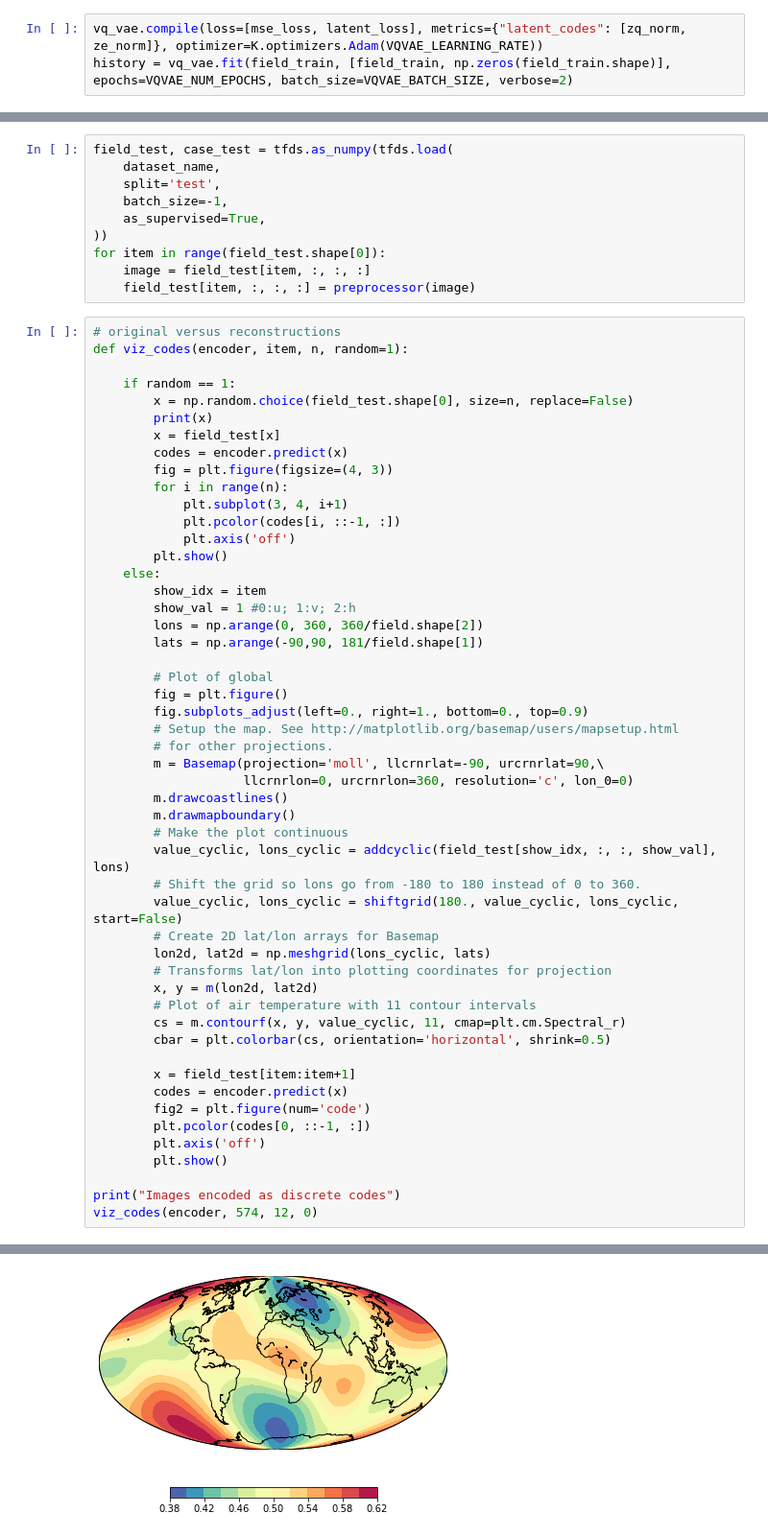
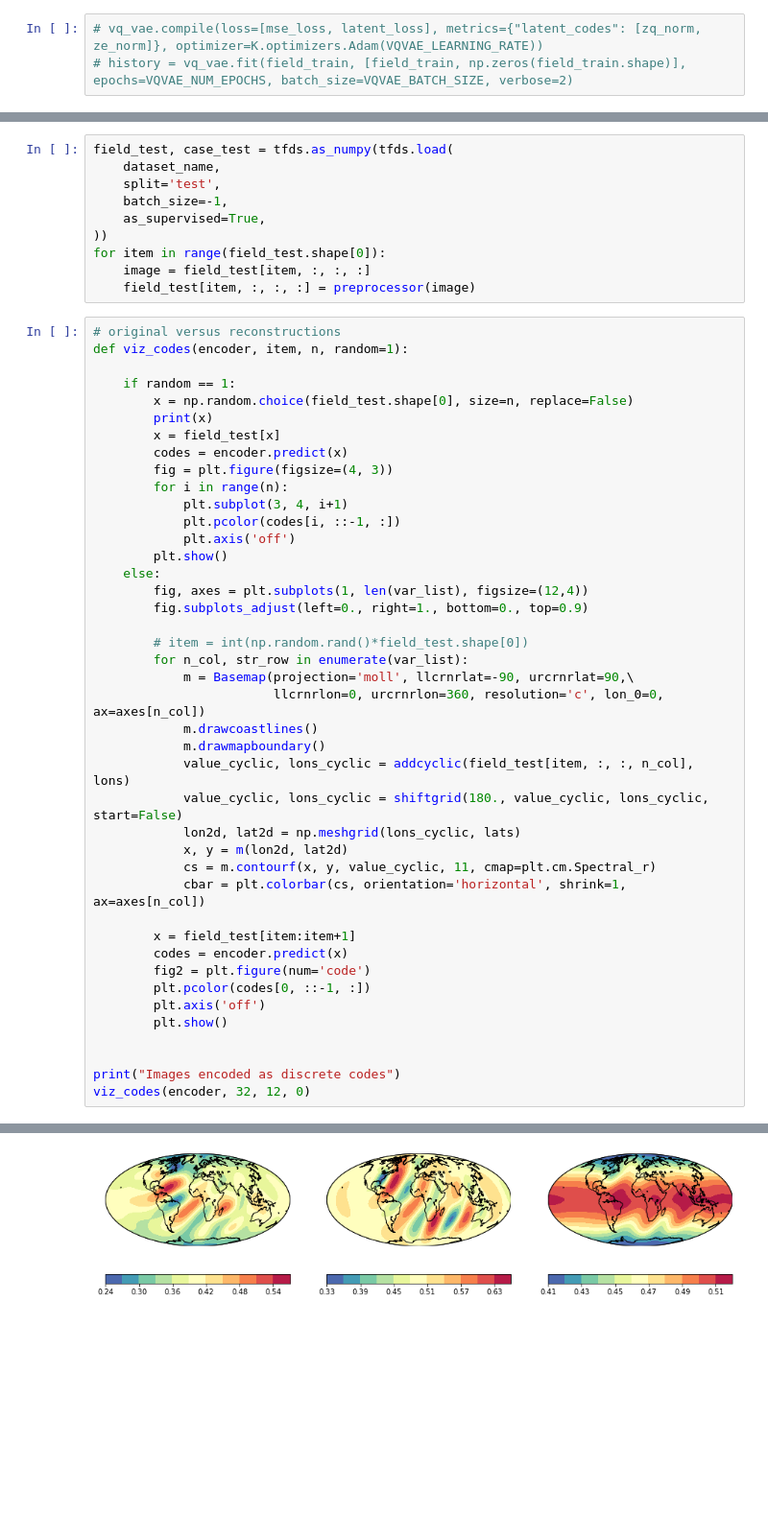
Before and after one commit to yezy17/DIDA_VQ-VAE, a Jupyter notebook: VQVAE_withPixelCNN.ipynb, the cells around one changed output, grey strips where cells are left out. Shown at 96% size. Cells and saved outputs as stored; diff of their text form; blank space fills up the shorter version.

Commit message:
before decrease SIZE

```diff
--- a/VQVAE_withPixelCNN.ipynb
+++ b/VQVAE_withPixelCNN.ipynb
@@ -303,5 +303,5 @@ def ze_norm(y_true, y_pred):
     z_e, _ = tf.split(y_pred, 2, axis=-1)
     return tf.reduce_mean(tf.norm(z_e, axis=-1))
 # %%
-vq_vae.compile(loss=[mse_loss, latent_loss], metrics={"latent_codes": [zq_norm, ze_norm]}, optimizer=K.optimizers.Adam(VQVAE_LEARNING_RATE))
-history = vq_vae.fit(field_train, [field_train, np.zeros(field_train.shape)], epochs=VQVAE_NUM_EPOCHS, batch_size=VQVAE_BATCH_SIZE, verbose=2)
+# vq_vae.compile(loss=[mse_loss, latent_loss], metrics={"latent_codes": [zq_norm, ze_norm]}, optimizer=K.optimizers.Adam(VQVAE_LEARNING_RATE))
+# history = vq_vae.fit(field_train, [field_train, np.zeros(field_train.shape)], epochs=VQVAE_NUM_EPOCHS, batch_size=VQVAE_BATCH_SIZE, verbose=2)
@@ -507,55 +489,46 @@ for item in range(field_test.shape[0]):
 # %%
 # original versus reconstructions
 def viz_codes(encoder, item, n, random=1):
 
     if random == 1:
         x = np.random.choice(field_test.shape[0], size=n, replace=False)
         print(x)
         x = field_test[x]
         codes = encoder.predict(x)
         fig = plt.figure(figsize=(4, 3))
         for i in range(n):
             plt.subplot(3, 4, i+1)
             plt.pcolor(codes[i, ::-1, :])
             plt.axis('off')
         plt.show()
     else:
-        show_idx = item
-        show_val = 1 #0:u; 1:v; 2:h
-        lons = np.arange(0, 360, 360/field.shape[2])
-        lats = np.arange(-90,90, 181/field.shape[1])
+        fig, axes = plt.subplots(1, len(var_list), figsize=(12,4))
+        fig.subplots_adjust(left=0., right=1., bottom=0., top=0.9)
 
-        # Plot of global
-        fig = plt.figure()
-        fig.subplots_adjust(left=0., right=1., bottom=0., top=0.9)
-        # Setup the map. See http://matplotlib.org/basemap/users/mapsetup.html
-        # for other projections.
-        m = Basemap(projection='moll', llcrnrlat=-90, urcrnrlat=90,\
-                    llcrnrlon=0, urcrnrlon=360, resolution='c', lon_0=0)
-        m.drawcoastlines()
-        m.drawmapboundary()
-        # Make the plot continuous
-        value_cyclic, lons_cyclic = addcyclic(field_test[show_idx, :, :, show_val], lons)
-        # Shift the grid so lons go from -180 to 180 instead of 0 to 360.
-        value_cyclic, lons_cyclic = shiftgrid(180., value_cyclic, lons_cyclic, start=False)
-        # Create 2D lat/lon arrays for Basemap
-        lon2d, lat2d = np.meshgrid(lons_cyclic, lats)
-        # Transforms lat/lon into plotting coordinates for projection
-        x, y = m(lon2d, lat2d)
-        # Plot of air temperature with 11 contour intervals
-        cs = m.contourf(x, y, value_cyclic, 11, cmap=plt.cm.Spectral_r)
-        cbar = plt.colorbar(cs, orientation='horizontal', shrink=0.5)
+        # item = int(np.random.rand()*field_test.shape[0])
+        for n_col, str_row in enumerate(var_list):
+            m = Basemap(projection='moll', llcrnrlat=-90, urcrnrlat=90,\
+                        llcrnrlon=0, urcrnrlon=360, resolution='c', lon_0=0, ax=axes[n_col])
+            m.drawcoastlines()
+            m.drawmapboundary()
+            value_cyclic, lons_cyclic = addcyclic(field_test[item, :, :, n_col], lons)
+            value_cyclic, lons_cyclic = shiftgrid(180., value_cyclic, lons_cyclic, start=False)
+            lon2d, lat2d = np.meshgrid(lons_cyclic, lats)
+            x, y = m(lon2d, lat2d)
+            cs = m.contourf(x, y, value_cyclic, 11, cmap=plt.cm.Spectral_r)
+            cbar = plt.colorbar(cs, orientation='horizontal', shrink=1, ax=axes[n_col])
 
         x = field_test[item:item+1]
         codes = encoder.predict(x)
         fig2 = plt.figure(num='code')
         plt.pcolor(codes[0, ::-1, :])
         plt.axis('off')
         plt.show()
 
+
 print("Images encoded as discrete codes")
-viz_codes(encoder, 574, 12, 0)
+viz_codes(encoder, 32, 12, 0)
 # %% [output]
 Images encoded as discrete codes
 The dedent function was deprecated in Matplotlib 3.1 and will be removed in 3.3. Use inspect.cleandoc instead.
-[figure, old version]
+[figure, new version]
```
Also changed, not shown: parts of 9 cells of this notebook.
